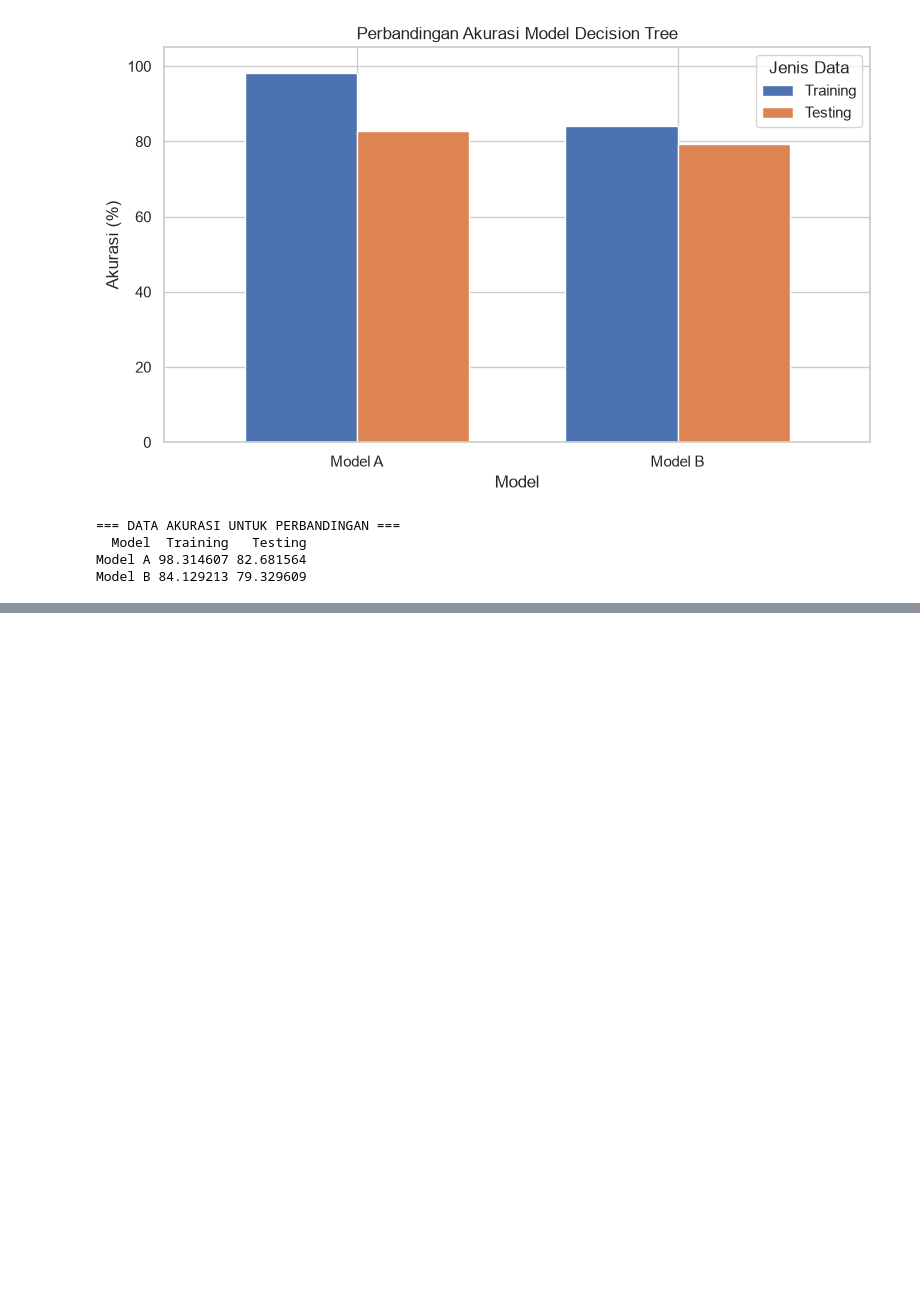
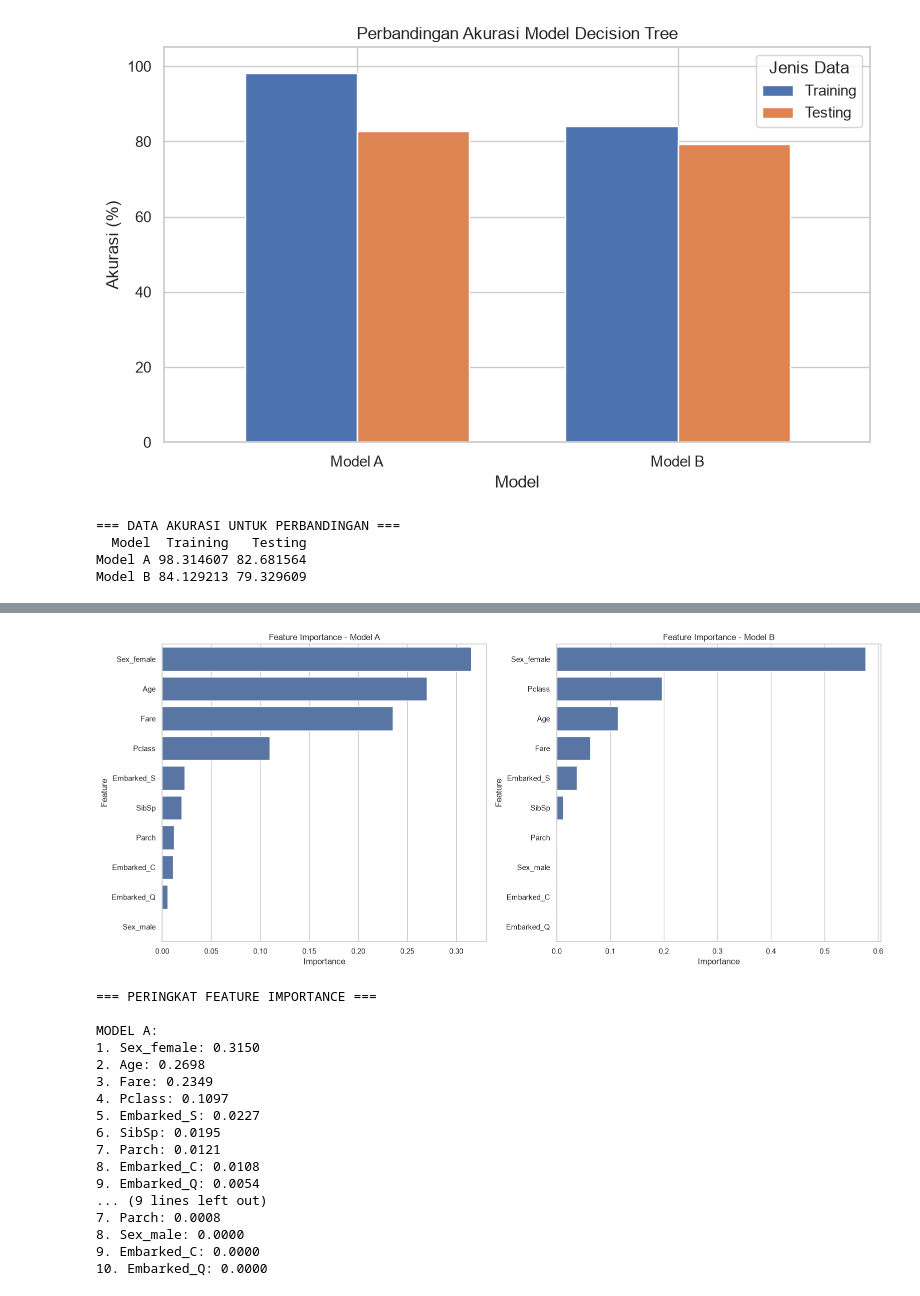
Before and after one commit to ReidOates/AI5ML, a Jupyter notebook: notebook/TA05_Titanic.ipynb, the cells around one changed output, grey strips where cells are left out. Saved outputs shown, nothing was run; the diff lists cells and outputs as text; code cells hidden in the pictures; blank space fills up the shorter version.

```diff
--- a/notebook/TA05_Titanic.ipynb
+++ b/notebook/TA05_Titanic.ipynb
@@ -996,0 +1140,63 @@ Tahap ini dilakukan untuk memahami struktur model Decision Tree yang telah dilat
+# %%
+#Cell 35 — Visualisasi Feature Importance
+fig, axes = plt.subplots(1, 2, figsize=(16, 7))
+
+sns.barplot(
+    data=importance_A,
+    x='Importance',
+    y='Feature',
+    ax=axes[0]
+)
+
+axes[0].set_title('Feature Importance - Model A')
+axes[0].set_xlabel('Importance')
+axes[0].set_ylabel('Feature')
+
+sns.barplot(
+    data=importance_B,
+    x='Importance',
+    y='Feature',
+    ax=axes[1]
+)
+
+axes[1].set_title('Feature Importance - Model B')
+axes[1].set_xlabel('Importance')
+axes[1].set_ylabel('Feature')
+
+plt.tight_layout()
+plt.show()
+
+print("=== PERINGKAT FEATURE IMPORTANCE ===")
+
+print("\nMODEL A:")
+for i, row in enumerate(
+    importance_A.itertuples(index=False),
+    start=1
+):
+    print(f"{i}. {row.Feature}: {row.Importance:.4f}")
+
+print("\nMODEL B:")
+for i, row in enumerate(
+    importance_B.itertuples(index=False),
+    start=1
+):
+    print(f"{i}. {row.Feature}: {row.Importance:.4f}")
+# %% [output]
+[figure, added]
+=== PERINGKAT FEATURE IMPORTANCE ===
+
+MODEL A:
+1. Sex_female: 0.3150
+2. Age: 0.2698
+3. Fare: 0.2349
+4. Pclass: 0.1097
+5. Embarked_S: 0.0227
+6. SibSp: 0.0195
+7. Parch: 0.0121
+8. Embarked_C: 0.0108
+9. Embarked_Q: 0.0054
+... (9 lines left out)
+7. Parch: 0.0008
+8. Sex_male: 0.0000
+9. Embarked_C: 0.0000
+10. Embarked_Q: 0.0000
```
Also changed, not shown: parts of 5 cells of this notebook.
